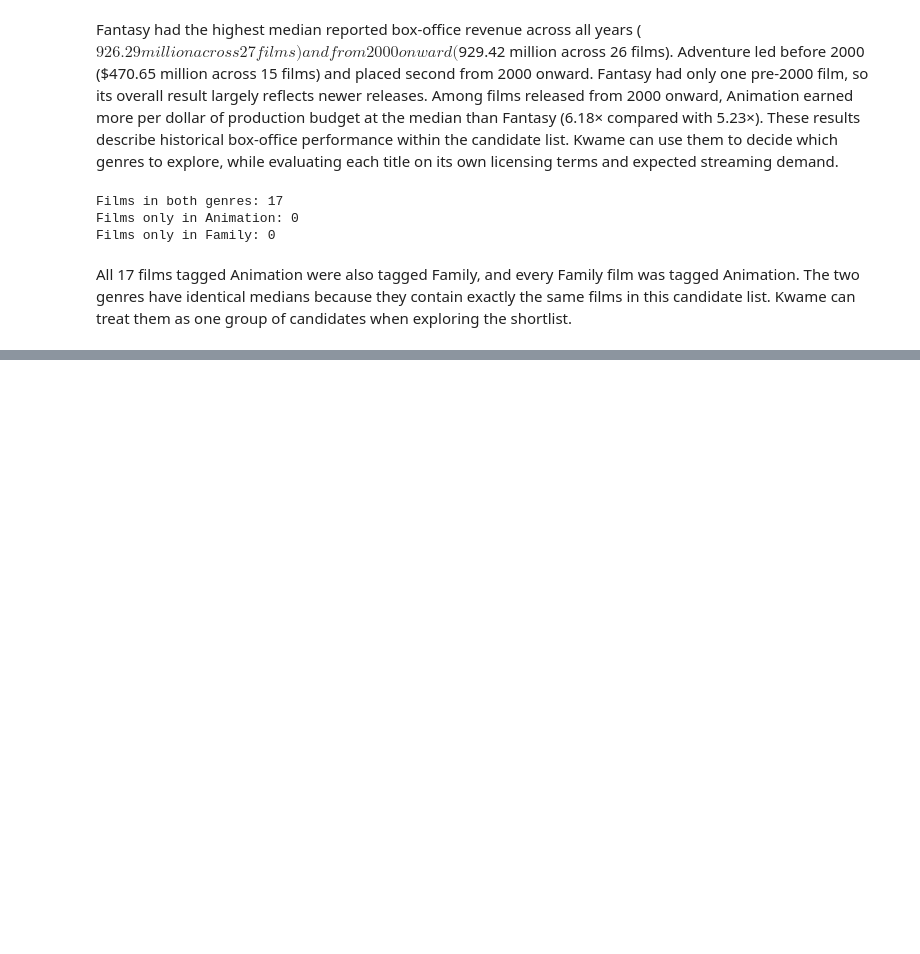
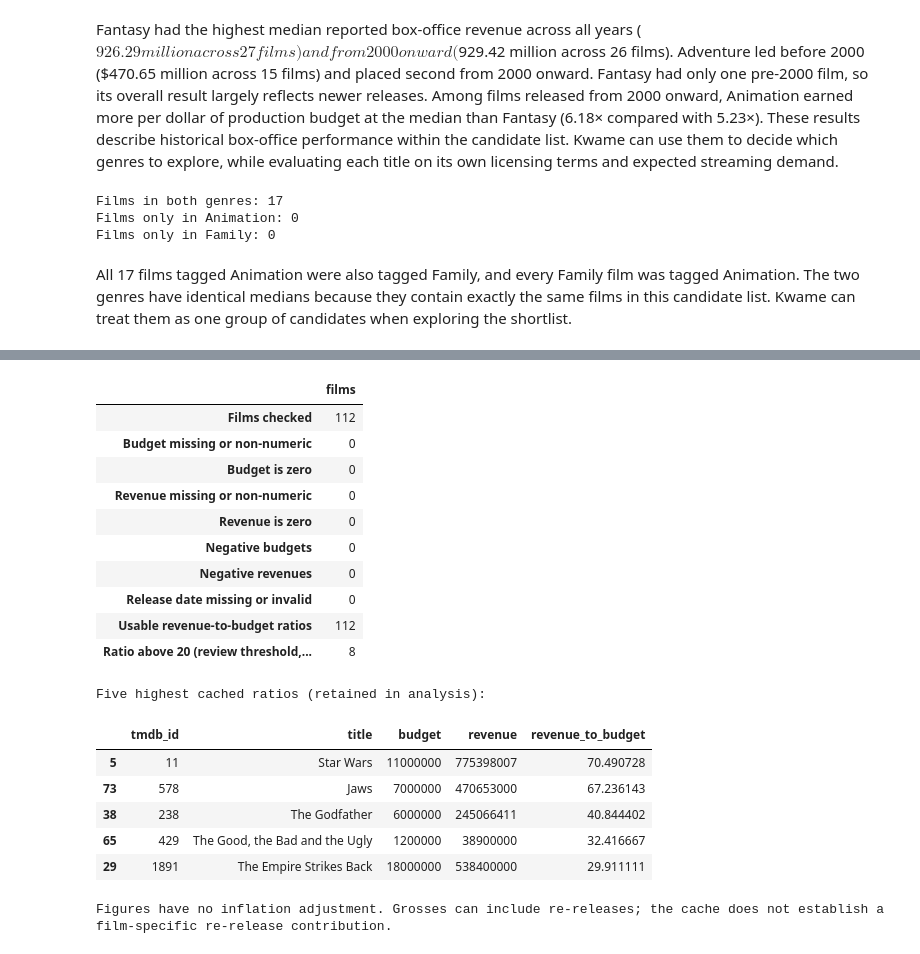
Before and after one commit to paulbletcher/lab2, a Jupyter notebook: data profile/tmdb_data_profile.ipynb, the cells around one changed output, grey strips where cells are left out. Drawn from its saved outputs; the diff is of its cells as text; code cells hidden in the pictures; blank space fills up the shorter version.

Commit message:
adjustments to improve adrs and analysis explanations

```diff
--- a/data profile/tmdb_data_profile.ipynb
+++ b/data profile/tmdb_data_profile.ipynb
@@ -1105,0 +1504,40 @@ All 17 films tagged Animation were also tagged Family, and every Family film was
+# %%
+# Recheck the notebook's financial-quality observations on pipeline movie data.
+financial_checks = pd.Series({
+    "Films checked": len(sensitivity_movies),
+    "Budget missing or non-numeric": sensitivity_movies["budget"].isna().sum(),
+    "Budget is zero": sensitivity_movies["budget"].eq(0).sum(),
+    "Revenue missing or non-numeric": sensitivity_movies["revenue"].isna().sum(),
+    "Revenue is zero": sensitivity_movies["revenue"].eq(0).sum(),
+    "Negative budgets": sensitivity_movies["budget"].lt(0).sum(),
+    "Negative revenues": sensitivity_movies["revenue"].lt(0).sum(),
+    "Release date missing or invalid": sensitivity_movies["release_date"].isna().sum(),
+    "Usable revenue-to-budget ratios": sensitivity_movies["revenue_to_budget"].notna().sum(),
+    "Ratio above 20 (review threshold, not an exclusion)": sensitivity_movies["revenue_to_budget"].gt(20).sum(),
+}, name="films")
+display(financial_checks.to_frame())
+print("Five highest cached ratios (retained in analysis):")
+display(sensitivity_movies.nlargest(5, "revenue_to_budget")[[
+    "tmdb_id", "title", "budget", "revenue", "revenue_to_budget"
+]].round({"revenue_to_budget": 6}))
+print("Figures have no inflation adjustment. Grosses can include re-releases; the cache does not establish a film-specific re-release contribution.")
+# %% [output]
+|  | films |
+| Films checked | 112 |
+| Budget missing or non-numeric | 0 |
+| Budget is zero | 0 |
+| Revenue missing or non-numeric | 0 |
+| Revenue is zero | 0 |
+| Negative budgets | 0 |
+| Negative revenues | 0 |
+| Release date missing or invalid | 0 |
+| Usable revenue-to-budget ratios | 112 |
+| Ratio above 20 (review threshold,... | 8 |
+Five highest cached ratios (retained in analysis):
+|  | tmdb_id | title | budget | revenue | revenue_to_budget |
+| 5 | 11 | Star Wars | 11000000 | 775398007 | 70.490728 |
+| 73 | 578 | Jaws | 7000000 | 470653000 | 67.236143 |
+| 38 | 238 | The Godfather | 6000000 | 245066411 | 40.844402 |
+| 65 | 429 | The Good, the Bad and the Ugly | 1200000 | 38900000 | 32.416667 |
+| 29 | 1891 | The Empire Strikes Back | 18000000 | 538400000 | 29.911111 |
+Figures have no inflation adjustment. Grosses can include re-releases; the cache does not establish a film-specific re-release contribution.
```
Also changed, not shown: parts of 13 cells of this notebook, 8 other files.
